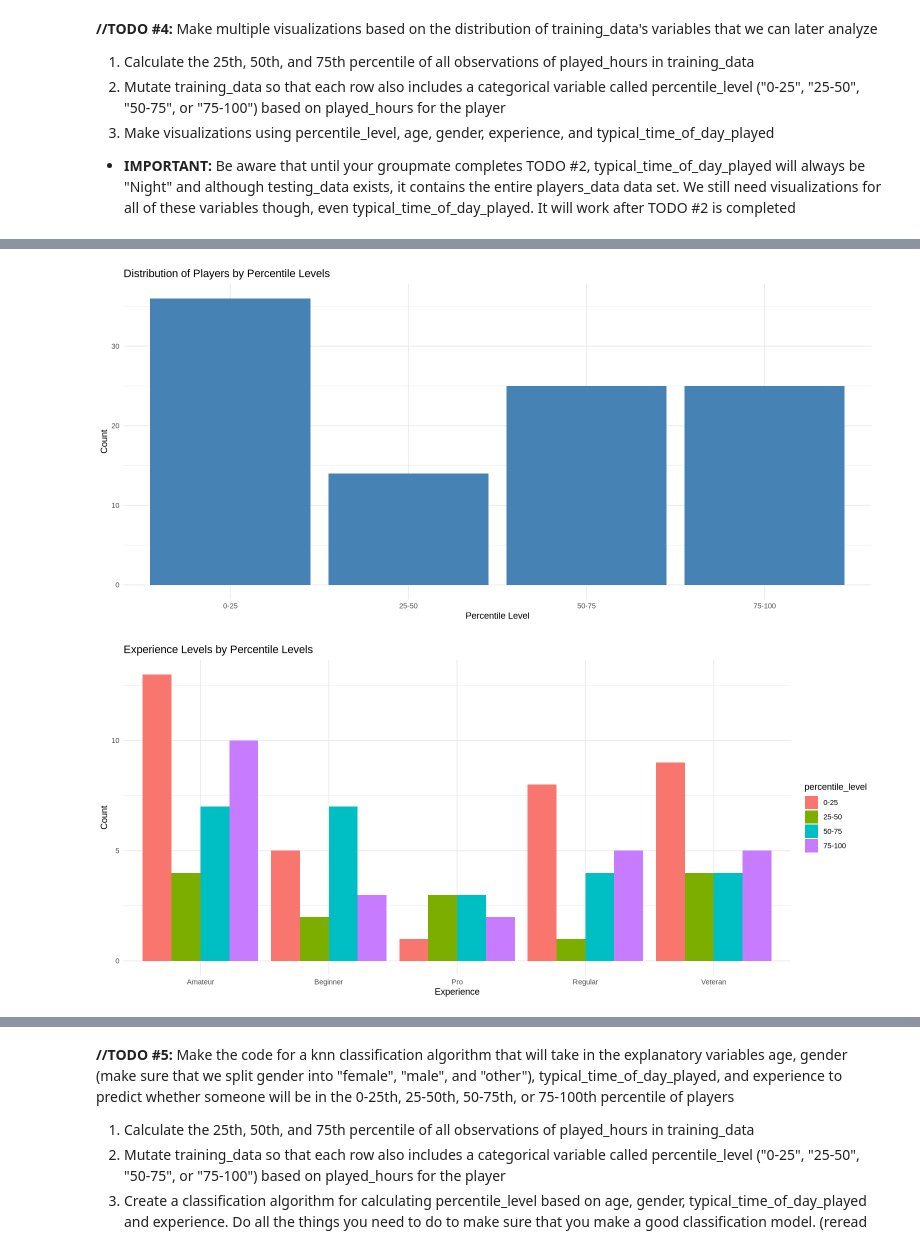
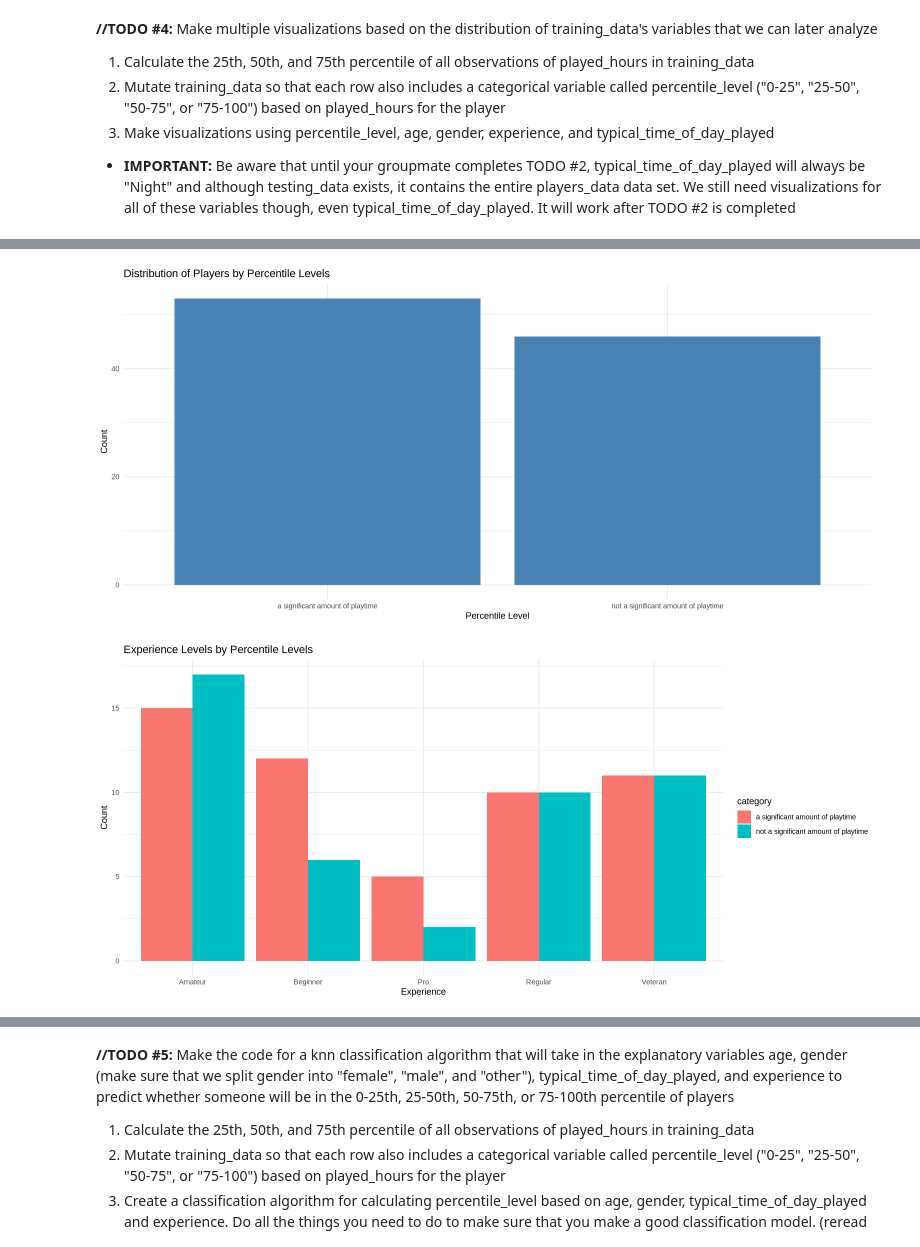
Before and after one commit to alanyhwang/dsci100_mc_project, a Jupyter notebook: dsci_project_main.ipynb, the cells around one changed output, grey strips where cells are left out. Cells and saved outputs as stored; diff of their text form; code cells hidden in the pictures.

Commit message:
Added changes such that our categorical variable is just if the play time is over 2 hours, cleaned up some stuff

```diff
--- a/dsci_project_main.ipynb
+++ b/dsci_project_main.ipynb
@@ -105,5 +114,0 @@ A tibble: 6 × 5
-# %%
-players_data <- players_data |>
-    mutate(over_5_hrs = case_when(played_hours > 5 ~ TRUE,
-                                  TRUE ~ FALSE))
-head(players_data)
@@ -182,7 +177,6 @@ A tibble: 6 × 2
 # %%
 joined_players_data <- players_data |>
     inner_join(sessions_data_avg, by = "hashedEmail") |>
-    relocate(hashedEmail) |>
-    relocate(over_5_hrs, .after = most_frequent_start_time)
+    mutate(over_0.2_hours = case_when(played_hours > 0.2 ~ TRUE, TRUE ~ FALSE))
 head(joined_players_data)
 # %% [output]
@@ -201,8 +195,9 @@ which(is.na(joined_players_data))
 # %% [output]
 integer(0)
 # %%
+set.seed(872) #setting the seed because we're doing a testing-training split
 # do a testing-training split so we can do our exploratory data analysis on only our training data
-joined_players_data_split <- initial_split(joined_players_data, prop = 0.8, strata = over_5_hrs)
+joined_players_data_split <- initial_split(joined_players_data, prop = 0.8, strata = over_0.2_hours)
 training_data <- training(joined_players_data_split)
 testing_data <- testing(joined_players_data_split)
 # %% [markdown]
@@ -261,13 +271,19 @@ print(percentiles)
 # %%
+#category_boundaries <- c(0, 0.2, 1)
+#training_data <- training_data |>
+#    mutate(
+#        category = case_when(
+#            played_hours == category_boundaries[1] ~ "not at all",
+#            played_hours > category_boundaries[1] & played_hours <= category_boundaries[2] ~ "a little",
+#            played_hours > category_boundaries[2] & played_hours <= percentiles[3] ~ "a moderate amount",
+#            played_hours > category_boundaries[3] ~ "a lot"
+#        )
+#    )
 training_data <- training_data |>
-    mutate(
-        percentile_level = case_when(
-            played_hours <= percentiles[1] ~ "0-25",
-            played_hours > percentiles[1] & played_hours <= percentiles[2] ~ "25-50",
-            played_hours > percentiles[2] & played_hours <= percentiles[3] ~ "50-75",
-            played_hours > percentiles[3] ~ "75-100"
-        )
-    )
+   mutate(
+        category = case_when(
+            played_hours <= 0.2~ "not a significant amount of playtime",
+           played_hours > 0.2 ~ "a significant amount of playtime"))
 
 head(training_data)
 # %% [output]
@@ -283,5 +299,5 @@ A tibble: 6 × 8
 # %%
-ggplot(training_data, aes(x = percentile_level)) +
+ggplot(training_data, aes(x = category)) +
     geom_bar(fill = "steelblue") +
     labs(
         title = "Distribution of Players by Percentile Levels",
@@ -290,16 +306,16 @@ ggplot(training_data, aes(x = percentile_level)) +
     ) +
     theme_minimal()
 # %% [output]
-[figure, old version]
+[figure, new version]
 # %%
-ggplot(training_data, aes(x = experience, fill = percentile_level)) +
+ggplot(training_data, aes(x = experience, fill = category)) +
     geom_bar(position = "dodge") +
     labs(
         title = "Experience Levels by Percentile Levels",
         x = "Experience",
         y = "Count"
     ) +
     theme_minimal()
 # %% [output]
-[figure, old version]
+[figure, new version]
 # %%
```
Also changed, not shown: parts of 14 cells of this notebook.
